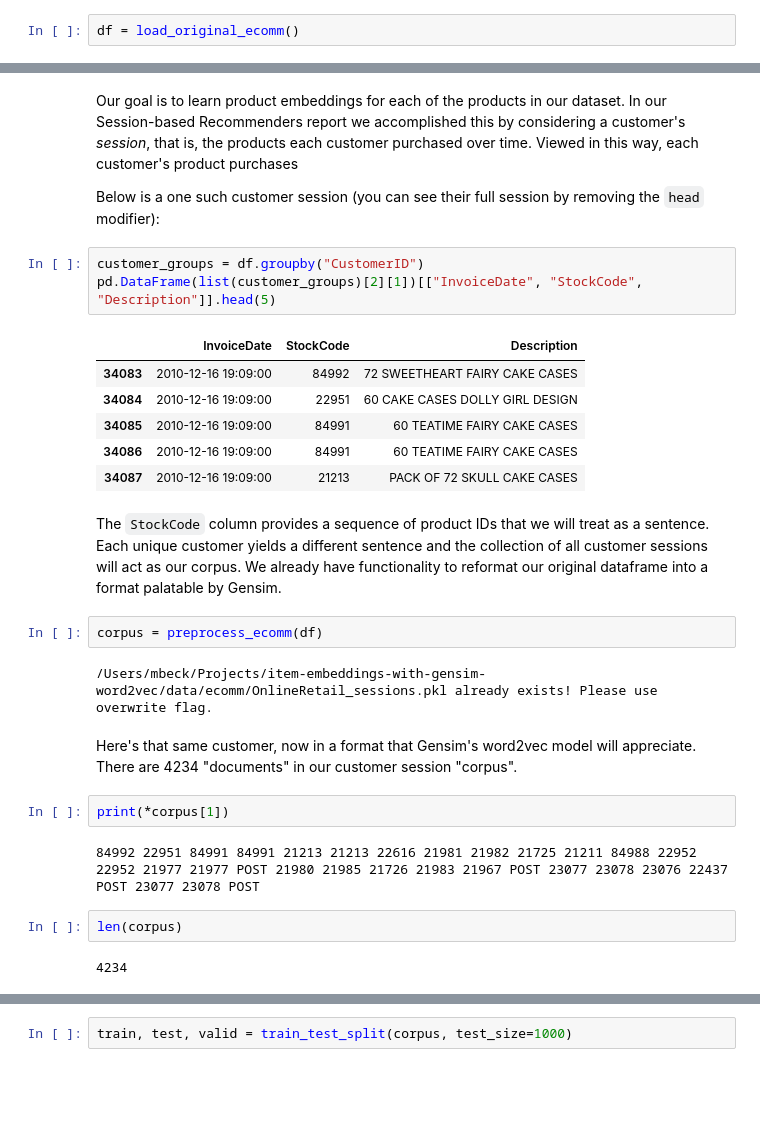
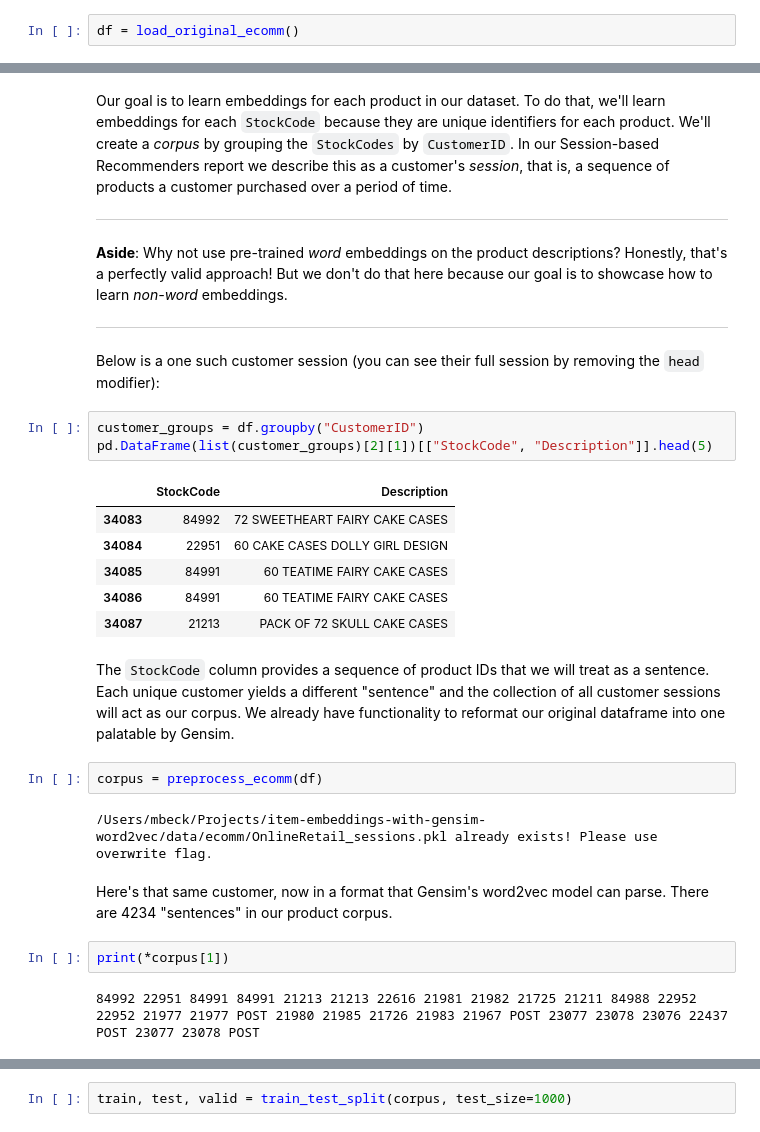
Before and after one commit to fastforwardlabs/train_embeddings_with_gensim, a Jupyter notebook: train_gensim_word2vec.ipynb, the cells around one changed output, grey strips where cells are left out. Drawn from its saved outputs; the diff is of its cells as text; blank space fills up the shorter version.

```diff
--- a/train_gensim_word2vec.ipynb
+++ b/train_gensim_word2vec.ipynb
@@ -72,32 +67,34 @@ df.head(5)
 | 3 | 536365 | 84029G | KNITTED UNION FLAG HOT WATER BOTTLE | 6 | 2010-12-01 08:26:00 | 3.39 | 17850.0 | United Kingdom |
 | 4 | 536365 | 84029E | RED WOOLLY HOTTIE WHITE HEART. | 6 | 2010-12-01 08:26:00 | 3.39 | 17850.0 | United Kingdom |
 # %% [markdown]
-Our goal is to learn product embeddings for each of the products in our dataset. In our Session-based Recommenders report we accomplished this by considering a customer's _session_, that is, the products each customer purchased over time. Viewed in this way, each customer's product purchases
+Our goal is to learn embeddings for each product in our dataset. To do that, we'll learn embeddings for each `StockCode` because they are unique identifiers for each product.  We'll create a _corpus_ by grouping the `StockCodes` by `CustomerID`. In our Session-based Recommenders report we describe this as a customer's _session_, that is, a sequence of products a customer purchased over a period of time.
+
+---
+**Aside**: Why not use pre-trained _word_ embeddings on the product descriptions? Honestly, that's a perfectly valid approach! But we don't do that here because our goal is to showcase how to learn _non-word_ embeddings.
+
+---
+
 
 Below is a one such customer session (you can see their full session by removing the `head` modifier):
 # %%
 customer_groups = df.groupby("CustomerID")
-pd.DataFrame(list(customer_groups)[2][1])[["InvoiceDate", "StockCode", "Description"]].head(5)
+pd.DataFrame(list(customer_groups)[2][1])[["StockCode", "Description"]].head(5)
 # %% [output]
-|  | InvoiceDate | StockCode | Description |
-| 34083 | 2010-12-16 19:09:00 | 84992 | 72 SWEETHEART FAIRY CAKE CASES |
-| 34084 | 2010-12-16 19:09:00 | 22951 | 60 CAKE CASES DOLLY GIRL DESIGN |
-| 34085 | 2010-12-16 19:09:00 | 84991 | 60 TEATIME FAIRY CAKE CASES |
-| 34086 | 2010-12-16 19:09:00 | 84991 | 60 TEATIME FAIRY CAKE CASES |
-| 34087 | 2010-12-16 19:09:00 | 21213 | PACK OF 72 SKULL CAKE CASES |
+|  | StockCode | Description |
+| 34083 | 84992 | 72 SWEETHEART FAIRY CAKE CASES |
+| 34084 | 22951 | 60 CAKE CASES DOLLY GIRL DESIGN |
+| 34085 | 84991 | 60 TEATIME FAIRY CAKE CASES |
+| 34086 | 84991 | 60 TEATIME FAIRY CAKE CASES |
+| 34087 | 21213 | PACK OF 72 SKULL CAKE CASES |
 # %% [markdown]
-The `StockCode` column provides a sequence of product IDs that we will treat as a sentence. Each unique customer yields a different sentence and the collection of all customer sessions will act as our corpus. We already have functionality to reformat our original dataframe into a format palatable by Gensim.
+The `StockCode` column provides a sequence of product IDs that we will treat as a sentence. Each unique customer yields a different "sentence" and the collection of all customer sessions will act as our corpus. We already have functionality to reformat our original dataframe into one palatable by Gensim.
 # %%
 corpus = preprocess_ecomm(df)
 # %% [output]
 /Users/mbeck/Projects/item-embeddings-with-gensim-word2vec/data/ecomm/OnlineRetail_sessions.pkl already exists! Please use overwrite flag.
 # %% [markdown]
-Here's that same customer, now in a format that Gensim's word2vec model will appreciate. There are 4234 "documents" in our customer session "corpus".
+Here's that same customer, now in a format that Gensim's word2vec model can parse. There are 4234 "sentences" in our product corpus.
 # %%
 print(*corpus[1])
 # %% [output]
 84992 22951 84991 84991 21213 21213 22616 21981 21982 21725 21211 84988 22952 22952 21977 21977 POST 21980 21985 21726 21983 21967 POST 23077 23078 23076 22437 POST 23077 23078 POST
-# %%
-len(corpus)
-# %% [output]
-4234
```
Also changed, not shown: parts of 30 cells of this notebook.
